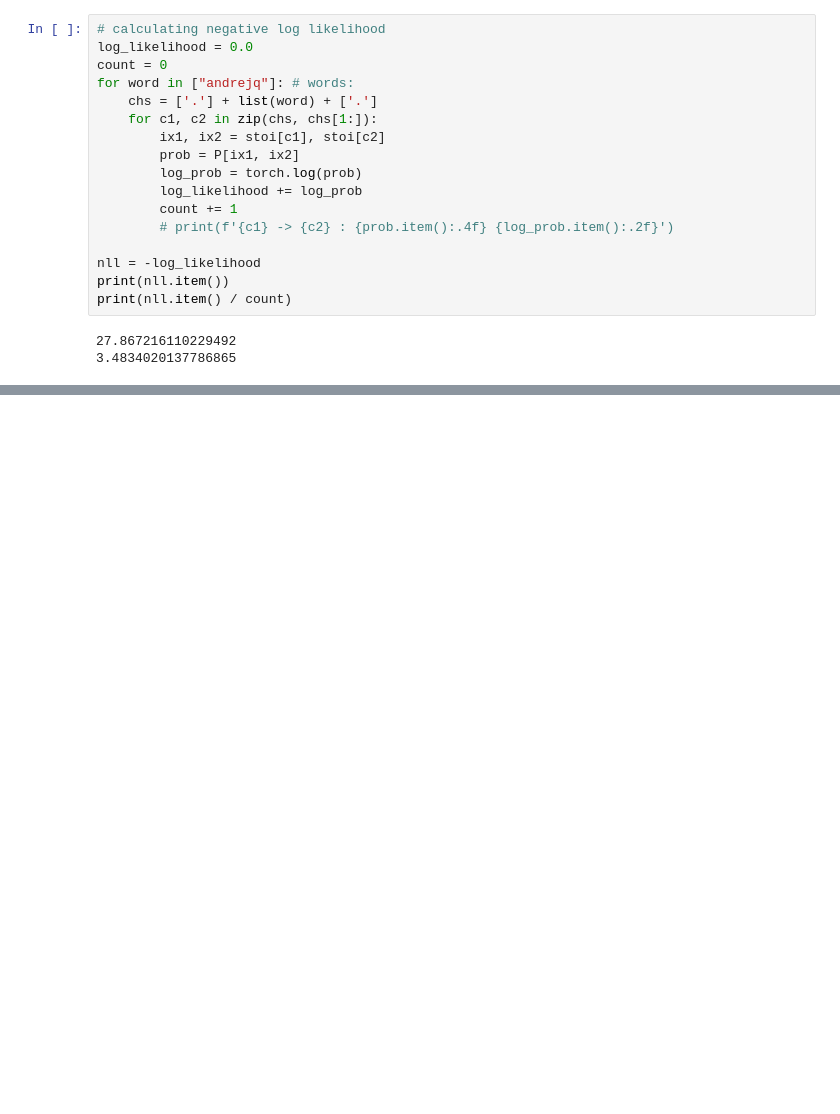
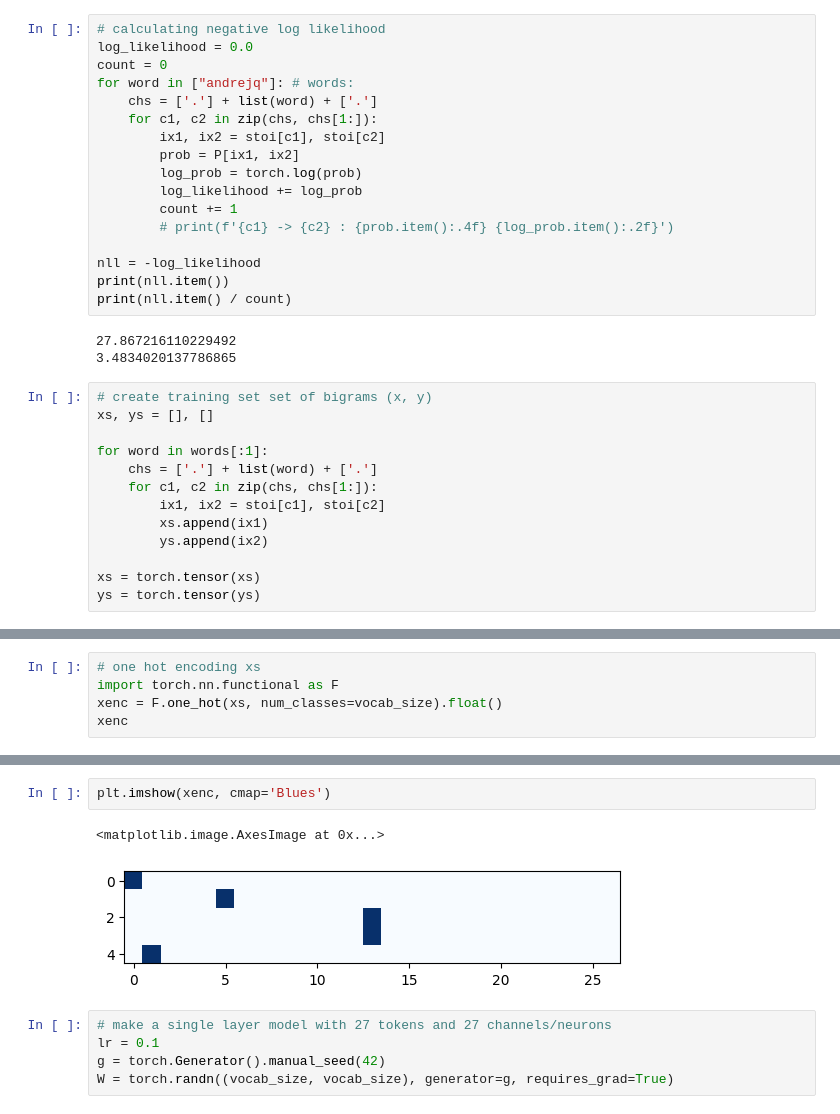
Before and after one commit to clankur/makemore, a Jupyter notebook: makemore.ipynb, the cells around one changed output, grey strips where cells are left out. Drawn from its saved outputs; the diff is of its cells as text; blank space fills up the shorter version.

Commit message:
training neural network

```diff
--- a/makemore.ipynb
+++ b/makemore.ipynb
@@ -154,3 +154,16 @@ print(nll.item() / count)
 # %% [output]
 27.867216110229492
 3.4834020137786865
+# %%
+# create training set set of bigrams (x, y)
+xs, ys = [], []
+
+for word in words[:1]:
+    chs = ['.'] + list(word) + ['.']
+    for c1, c2 in zip(chs, chs[1:]):
+        ix1, ix2 = stoi[c1], stoi[c2]
+        xs.append(ix1)
+        ys.append(ix2)
+
+xs = torch.tensor(xs)
+ys = torch.tensor(ys)
@@ -156,0 +174,5 @@ print(nll.item() / count)
+# %%
+# one hot encoding xs
+import torch.nn.functional as F
+xenc = F.one_hot(xs, num_classes=vocab_size).float()
+xenc
@@ -156,0 +190,10 @@ print(nll.item() / count)
+# %%
+plt.imshow(xenc, cmap='Blues')
+# %% [output]
+<matplotlib.image.AxesImage at 0x...>
+[figure, added]
+# %%
+# make a single layer model with 27 tokens and 27 channels/neurons
+lr = 0.1
+g = torch.Generator().manual_seed(42)
+W = torch.randn((vocab_size, vocab_size), generator=g, requires_grad=True)
```
Also changed, not shown: parts of 4 cells of this notebook.
